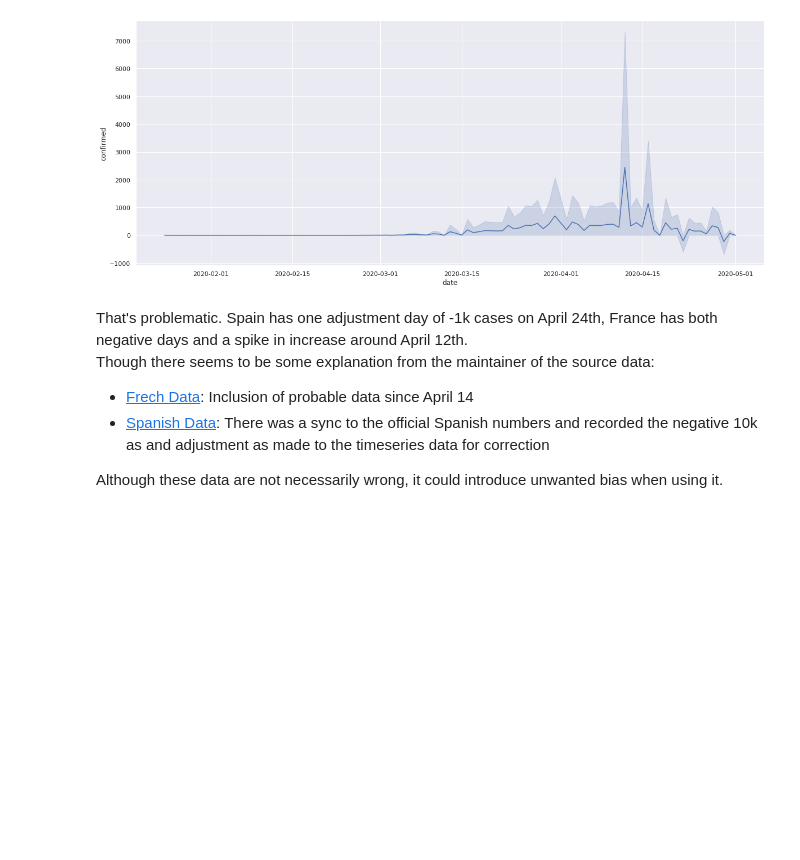
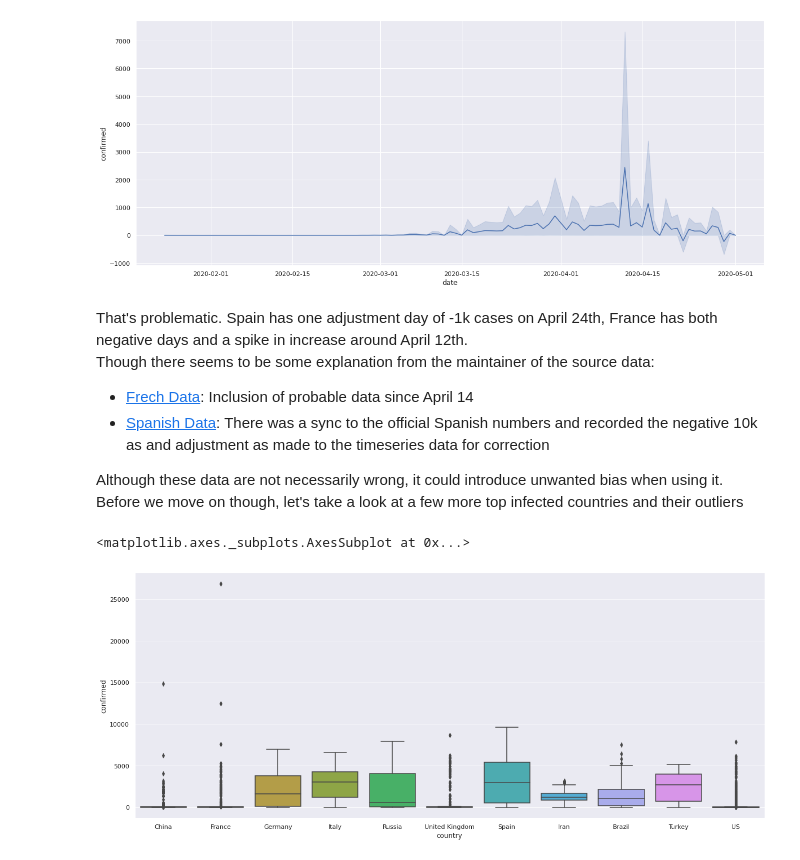
Before and after one commit to amuweee/covid_ds, a Jupyter notebook: data_preprocessing/data_cleanup.ipynb, the cells around one changed output. Saved outputs shown, nothing was run; the diff lists cells and outputs as text; code cells hidden in the pictures; blank space fills up the shorter version.

```diff
--- a/data_preprocessing/data_cleanup.ipynb
+++ b/data_preprocessing/data_cleanup.ipynb
@@ -434,4 +434,14 @@ Though there seems to be some explanation from the maintainer of the source data
 - [Frech Data](https://github.com/CSSEGISandData/COVID-19/issues/2459): Inclusion of probable data since April 14
 - [Spanish Data](https://github.com/CSSEGISandData/COVID-19/issues/2448): There was a sync to the official Spanish numbers and recorded the negative 10k as and adjustment as made to the timeseries data for correction
 
-Although these data are not necessarily wrong, it could introduce unwanted bias when using it.
+Although these data are not necessarily wrong, it could introduce unwanted bias when using it. Before we move on though, let's take a look at a few more top infected countries and their outliers
+# %%
+df_country = df_ready.groupby(by=["country"]).sum().sort_values(by="confirmed", ascending=False).reset_index()
+list_country_top10 = df_country.loc[:10, "country"].to_list()
+df_box_plot = df_ready[
+    ((df_ready["country"].isin(list_country_top10)) & (df_ready["confirmed"] > 0))
+]
+sns.boxplot(x="country", y="confirmed", data=df_box_plot)
+# %% [output]
+<matplotlib.axes._subplots.AxesSubplot at 0x...>
+[figure, added]
```
Also changed, not shown: parts of 3 cells of this notebook.
